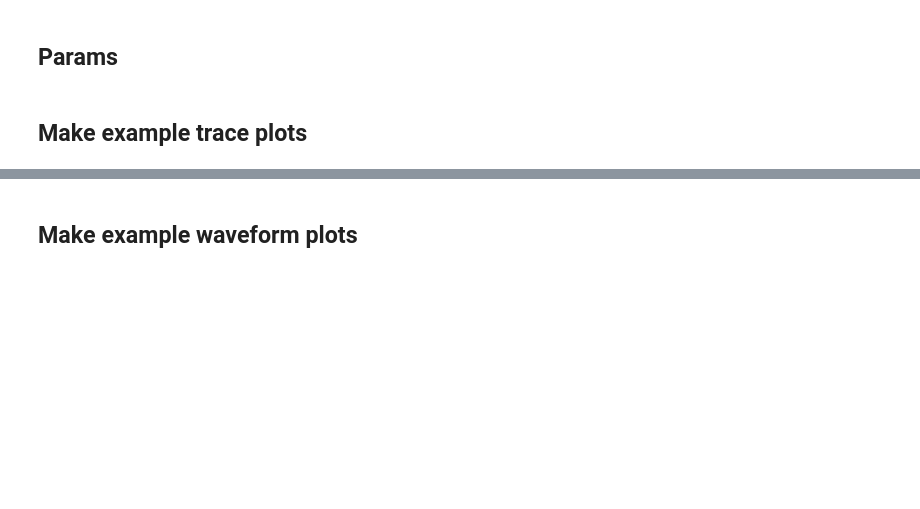
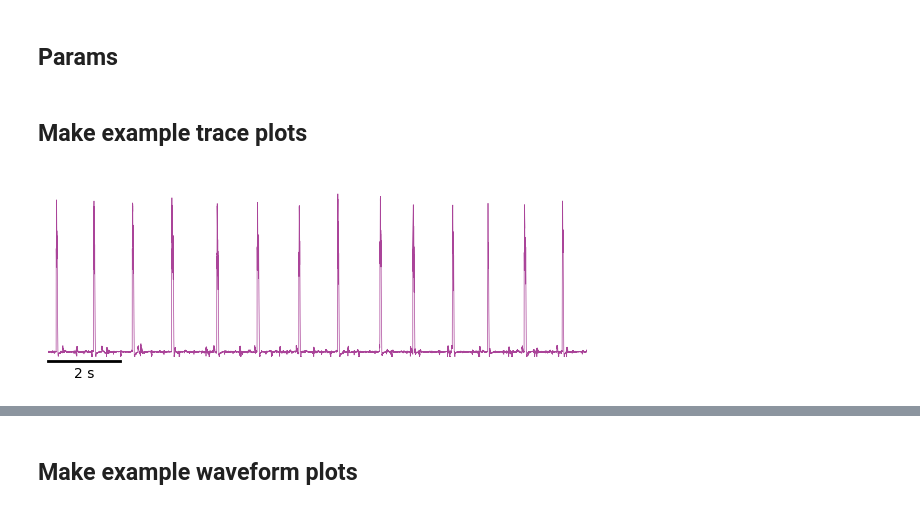
Before and after one commit to samcwhitehead/mosquito, a Jupyter notebook: scratch/icn/icn_poster_figures_raw_emg.ipynb, the cells around one changed output, grey strips where cells are left out. Drawn from its saved outputs; the diff is of its cells as text; code cells hidden in the pictures; blank space fills up the shorter version.

```diff
--- a/scratch/icn/icn_poster_figures_raw_emg.ipynb
+++ b/scratch/icn/icn_poster_figures_raw_emg.ipynb
@@ -319,2 +339,21 @@ else:
 # %% [markdown]
 ## Make example trace plots
+# %%
+# example female ALBO mosquito
+data_folder = albo_female_folder
+axo_num = albo_female_axo
+ylim_curr = albo_female_ylim
+color_curr = albo_color
+time_range = (10, 25)
+
+
+fig, ax = make_trace_figure(data_folder, axo_num, time_range,
+                            scalebar_size=trace_scalebar_size,
+                            figsize=trace_figsize,
+                            save_flag=save_trace_flag,
+                            save_str=trace_save_str,
+                            save_ext=save_ext_trace,
+                            ylim=ylim_curr,
+                           line_color=color_curr)
+# %% [output]
+[figure, added]
```
Also changed, not shown: parts of 13 cells of this notebook, 13 other files.
